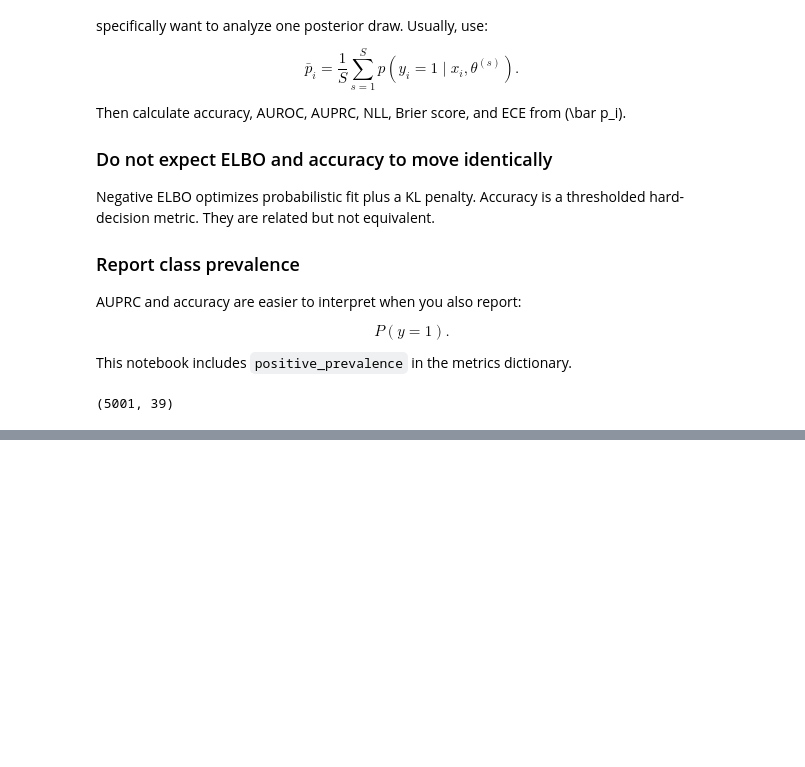
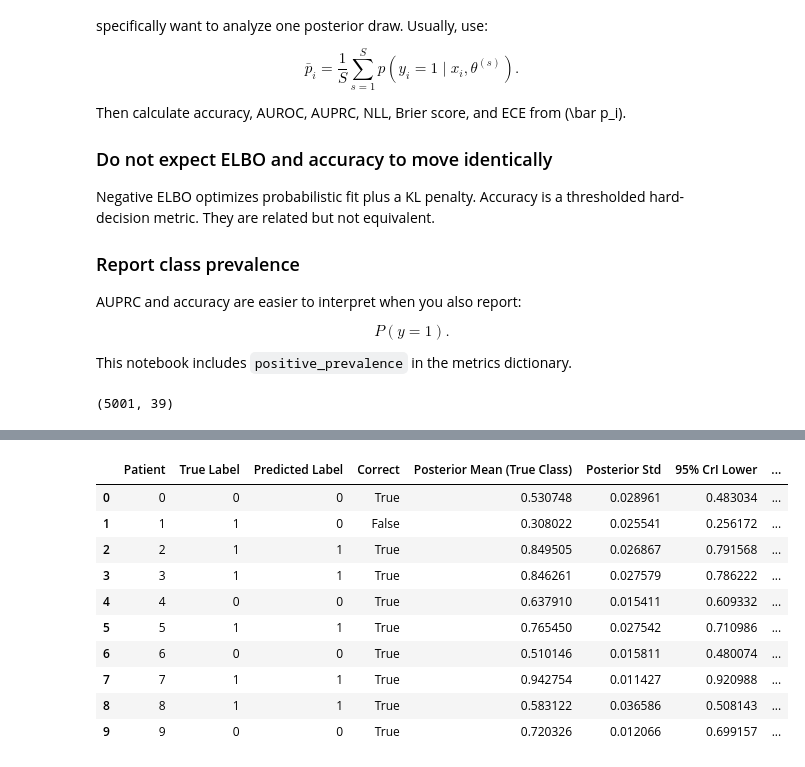
Before and after one commit to mjcolebank/Colebank_REU_2026, a Jupyter notebook: CNN/MODEL1.v2Lucas(bayesian_vers)_anna_with_UQ.ipynb, the cells around one changed output, grey strips where cells are left out. Saved outputs shown, nothing was run; the diff lists cells and outputs as text; code cells hidden in the pictures; blank space fills up the shorter version.

```diff
--- a/CNN/MODEL1.v2Lucas(bayesian_vers)_anna_with_UQ.ipynb
+++ b/CNN/MODEL1.v2Lucas(bayesian_vers)_anna_with_UQ.ipynb
@@ -1873,3 +1933,19 @@ sample 69 class 1 has ci_high=0.5207528159022331 and ci_low=0.4352197952568531:
+# %%
+true_class_df = calculate_true_class_credible_intervals(BNN_results_latefusion)
+
+true_class_df.head(10)
+# %% [output]
+|  | Patient | True Label | Predicted Label | Correct | Posterior Mean (True Class) | Posterior Std | 95% CrI Lower | ... |
+| 0 | 0 | 0 | 0 | True | 0.530748 | 0.028961 | 0.483034 | ... |
+| 1 | 1 | 1 | 0 | False | 0.308022 | 0.025541 | 0.256172 | ... |
+| 2 | 2 | 1 | 1 | True | 0.849505 | 0.026867 | 0.791568 | ... |
+| 3 | 3 | 1 | 1 | True | 0.846261 | 0.027579 | 0.786222 | ... |
+| 4 | 4 | 0 | 0 | True | 0.637910 | 0.015411 | 0.609332 | ... |
+| 5 | 5 | 1 | 1 | True | 0.765450 | 0.027542 | 0.710986 | ... |
+| 6 | 6 | 0 | 0 | True | 0.510146 | 0.015811 | 0.480074 | ... |
+| 7 | 7 | 1 | 1 | True | 0.942754 | 0.011427 | 0.920988 | ... |
+| 8 | 8 | 1 | 1 | True | 0.583122 | 0.036586 | 0.508143 | ... |
+| 9 | 9 | 0 | 0 | True | 0.720326 | 0.012066 | 0.699157 | ... |
 # %%
 from pathlib import Path
 
```
Also changed, not shown: parts of 4 cells of this notebook.
